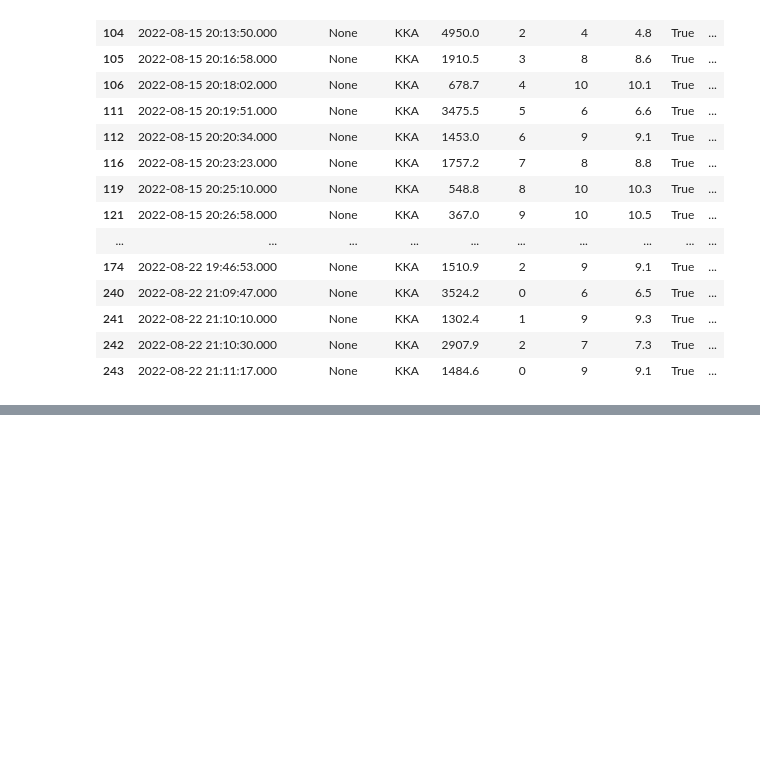
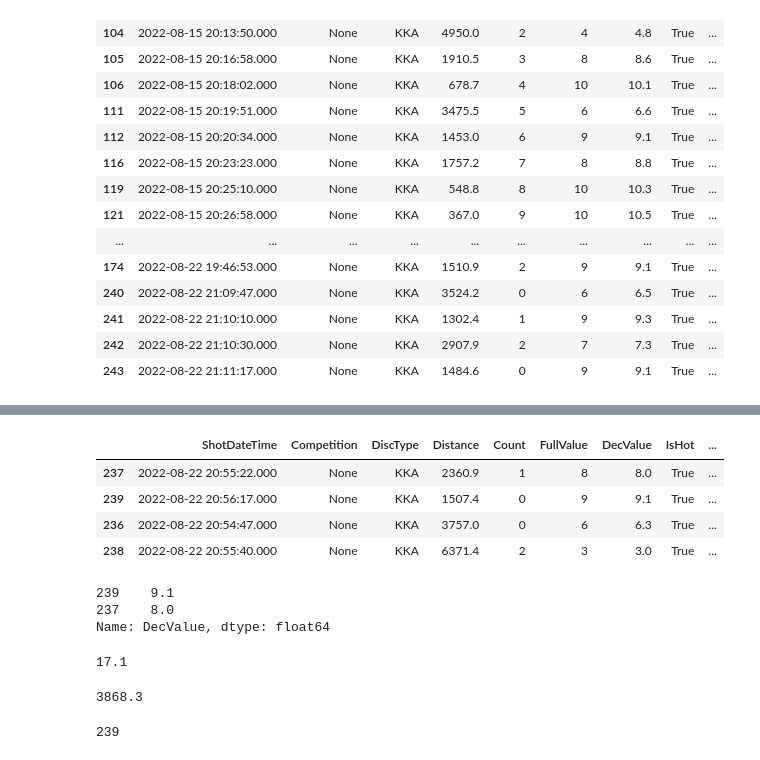
Before and after one commit to tispar/Pokalschiessen, a Jupyter notebook: backend.ipynb, the cells around one changed output, grey strips where cells are left out. Drawn from its saved outputs; the diff is of its cells as text; code cells hidden in the pictures; blank space fills up the shorter version.

```diff
--- a/backend.ipynb
+++ b/backend.ipynb
@@ -359,0 +346,26 @@ oldies_full[oldies_full['Shooter.Firstname'].isin(['Lars','Jan'])]
+# %%
+oldies_full[oldies_full['Shooter.Firstname'] == 'Kai-Frederik']
+# %% [output]
+|  | ShotDateTime | Competition | DiscType | Distance | Count | FullValue | DecValue | IsHot | ... |
+| 237 | 2022-08-22 20:55:22.000 | None | KKA | 2360.9 | 1 | 8 | 8.0 | True | ... |
+| 239 | 2022-08-22 20:56:17.000 | None | KKA | 1507.4 | 0 | 9 | 9.1 | True | ... |
+| 236 | 2022-08-22 20:54:47.000 | None | KKA | 3757.0 | 0 | 6 | 6.3 | True | ... |
+| 238 | 2022-08-22 20:55:40.000 | None | KKA | 6371.4 | 2 | 3 | 3.0 | True | ... |
+# %%
+oldies_full[oldies_full['Shooter.Firstname'] == 'Kai-Frederik']['DecValue'].nlargest(2)
+# %% [output]
+239    9.1
+237    8.0
+Name: DecValue, dtype: float64
+# %%
+oldies_full[oldies_full['Shooter.Firstname'] == 'Kai-Frederik']['DecValue'].nlargest(2).sum()
+# %% [output]
+17.1
+# %%
+oldies_full[oldies_full['Shooter.Firstname'] == 'Kai-Frederik']['Distance'].nsmallest(2).sum()
+# %% [output]
+3868.3
+# %%
+oldies_full[oldies_full['Shooter.Firstname'] == 'Kai-Frederik']['Distance'].idxmin()
+# %% [output]
+239
```
Also changed, not shown: parts of 8 cells of this notebook, 2 other files.
